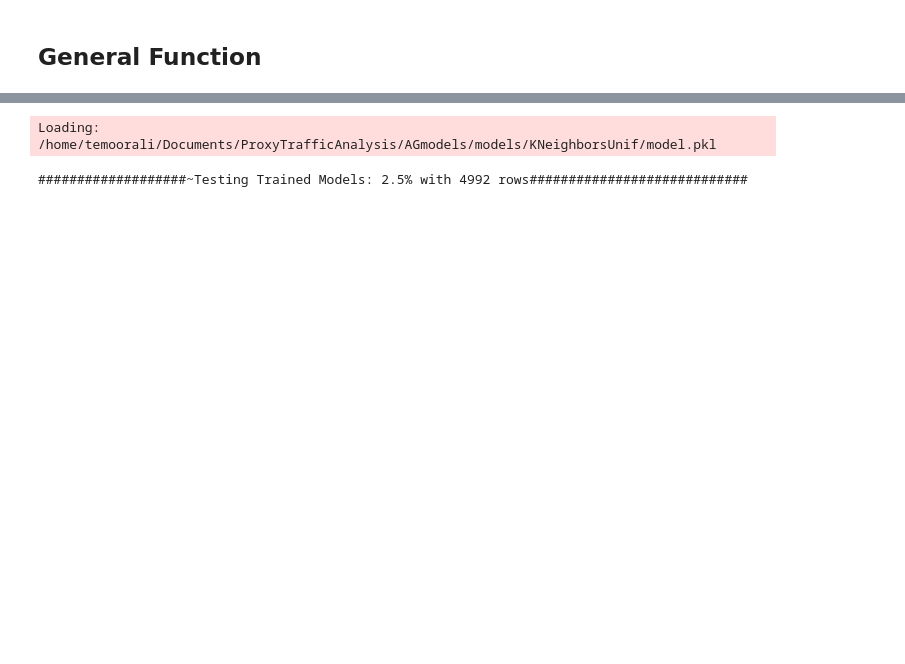
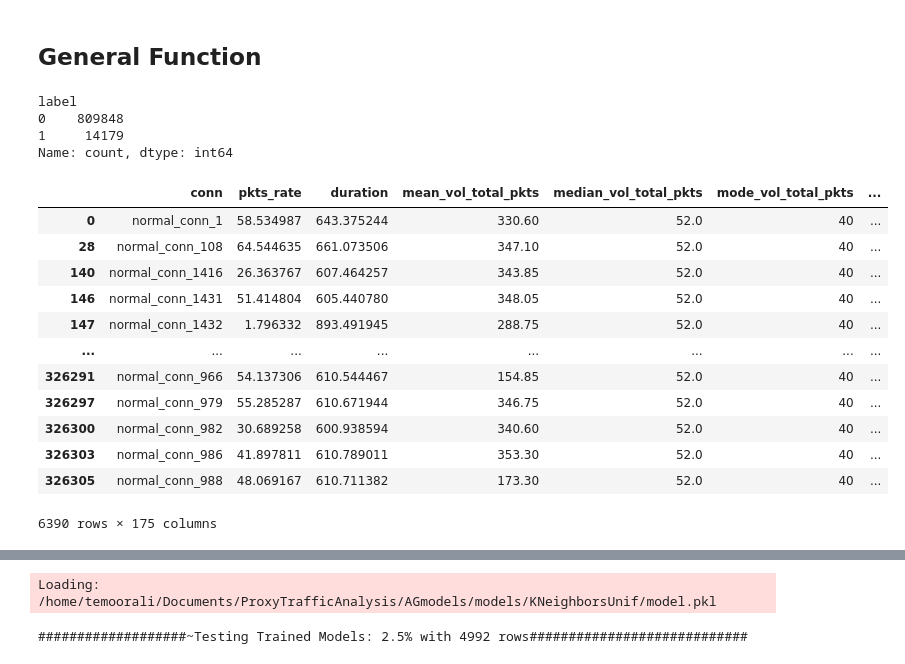
Before and after one commit to shehel/ProxyTrafficAnalysis, a Jupyter notebook: classification/autogluon_classification.ipynb, the cells around one changed output, grey strips where cells are left out. Drawn from its saved outputs; the diff is of its cells as text; code cells hidden in the pictures; blank space fills up the shorter version.

```diff
--- a/classification/autogluon_classification.ipynb
+++ b/classification/autogluon_classification.ipynb
@@ -369,3 +442,27 @@ test_df, train_df, val_df = run_experiment_setting(test_df, train_df, val_df,3)
+# %%
+test_df, train_df, val_df = run_experiment_setting(False, 0, True, True)
+train_df['label'].value_counts()
+# %% [output]
+label
+0    809848
+1     14179
+Name: count, dtype: int64
+# %%
+test_df[test_df['duration'] > 600]
+# %% [output]
+|  | conn | pkts_rate | duration | mean_vol_total_pkts | median_vol_total_pkts | mode_vol_total_pkts | ... |
+| 0 | normal_conn_1 | 58.534987 | 643.375244 | 330.60 | 52.0 | 40 | ... |
+| 28 | normal_conn_108 | 64.544635 | 661.073506 | 347.10 | 52.0 | 40 | ... |
+| 140 | normal_conn_1416 | 26.363767 | 607.464257 | 343.85 | 52.0 | 40 | ... |
+| 146 | normal_conn_1431 | 51.414804 | 605.440780 | 348.05 | 52.0 | 40 | ... |
+| 147 | normal_conn_1432 | 1.796332 | 893.491945 | 288.75 | 52.0 | 40 | ... |
+| ... | ... | ... | ... | ... | ... | ... | ... |
+| 326291 | normal_conn_966 | 54.137306 | 610.544467 | 154.85 | 52.0 | 40 | ... |
+| 326297 | normal_conn_979 | 55.285287 | 610.671944 | 346.75 | 52.0 | 40 | ... |
+| 326300 | normal_conn_982 | 30.689258 | 600.938594 | 340.60 | 52.0 | 40 | ... |
+| 326303 | normal_conn_986 | 41.897811 | 610.789011 | 353.30 | 52.0 | 40 | ... |
+| 326305 | normal_conn_988 | 48.069167 | 610.711382 | 173.30 | 52.0 | 40 | ... |
+6390 rows × 175 columns
 # %%
 import pandas as pd
 from sklearn.metrics import accuracy_score, classification_report, confusion_matrix, f1_score
```
Also changed, not shown: parts of 38 cells of this notebook.
